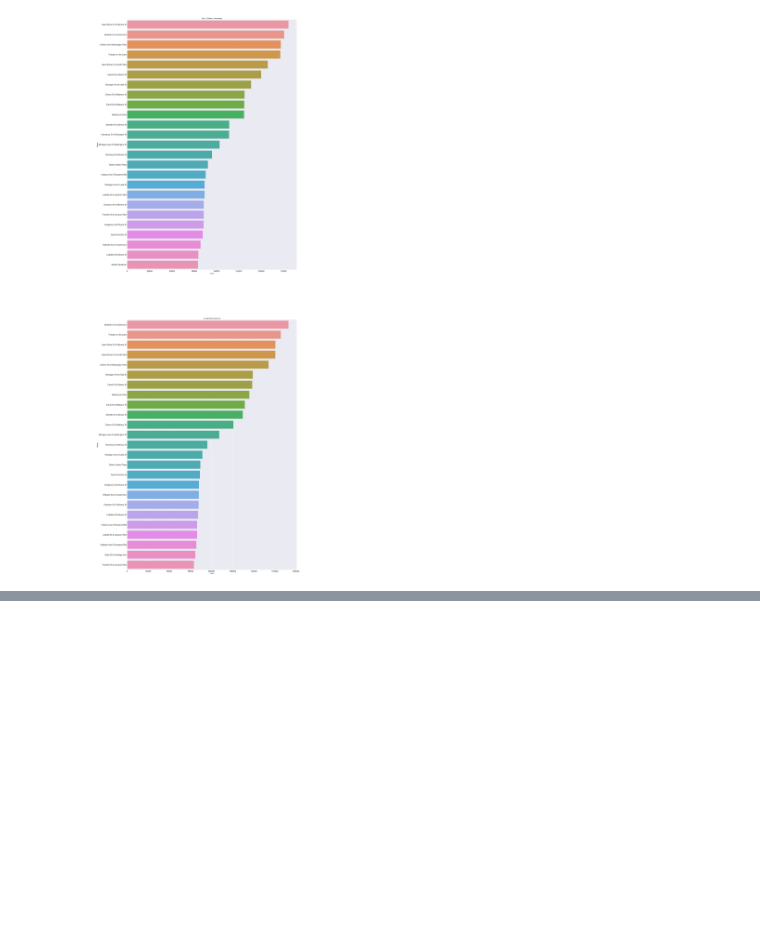
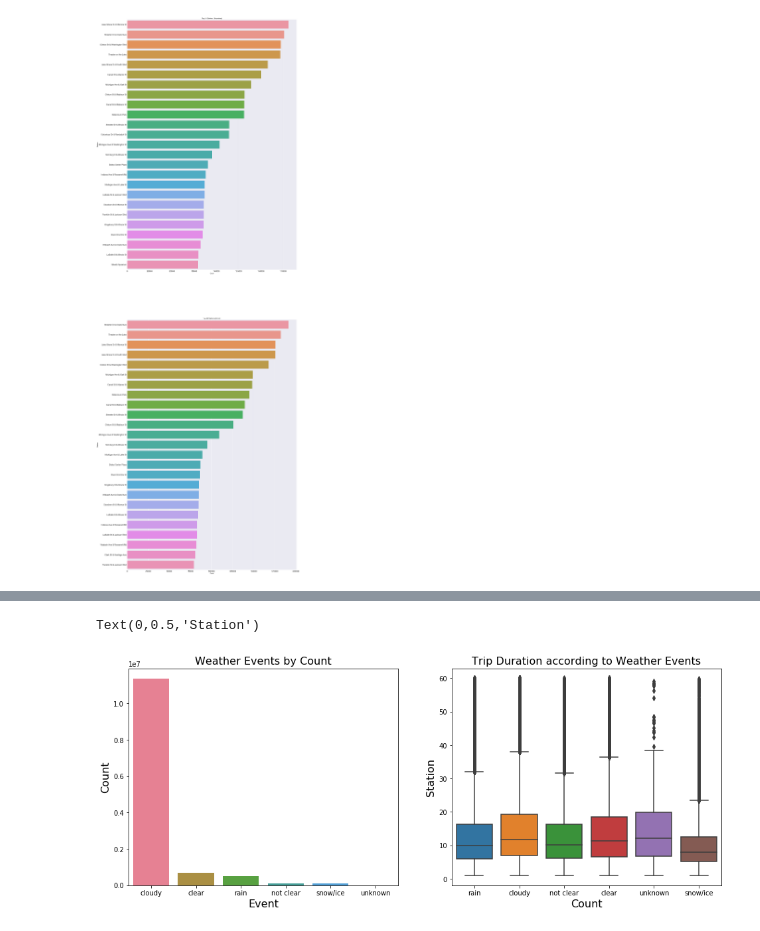
Before and after one commit to a-stahl/Bikeshare-EDA, a Jupyter notebook: notebooks/station_testing.ipynb, the cells around one changed output, grey strips where cells are left out. Saved outputs shown, nothing was run; the diff lists cells and outputs as text; code cells hidden in the pictures; blank space fills up the shorter version.

```diff
--- a/notebooks/Untitled.ipynb
+++ b/notebooks/station_testing.ipynb
@@ -121,0 +124,18 @@ sns.set(font_scale=2)
+# %%
+data_ev = data['events'].value_counts().sort_values(ascending=False).to_frame().reset_index()
+data_ev = data_ev.rename(columns= {0: 'list'})
+data_ev.index.name = 'index'
+
+fig, ax = plt.subplots(nrows=1, ncols=2, figsize=(16,6))
+sns.barplot(y='events', x='index', data=data_ev, palette='husl', ax=ax[0])
+ax[0].set_title('Weather Events by Count', fontsize=16)
+ax[0].set_xlabel('Event', fontsize=16)
+ax[0].set_ylabel('Count', fontsize=16)
+
+sns.boxplot(y='tripduration', x='events', data=data, ax=ax[1])
+ax[1].set_title('Trip Duration according to Weather Events', fontsize=16)
+ax[1].set_xlabel('Duration (mins)', fontsize=16)
+ax[1].set_ylabel('Station', fontsize=16)
+# %% [output]
+Text(0,0.5,'Station')
+[figure, added]
```
Also changed, not shown: parts of 2 cells of this notebook, 9 other files.
